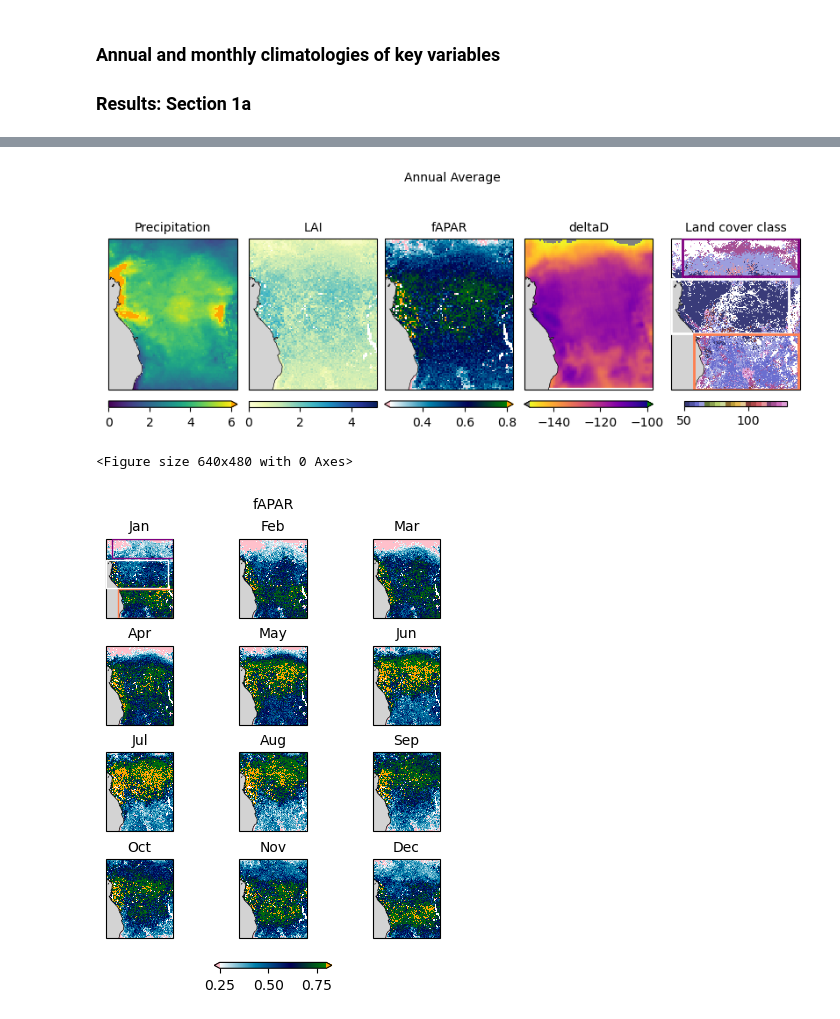
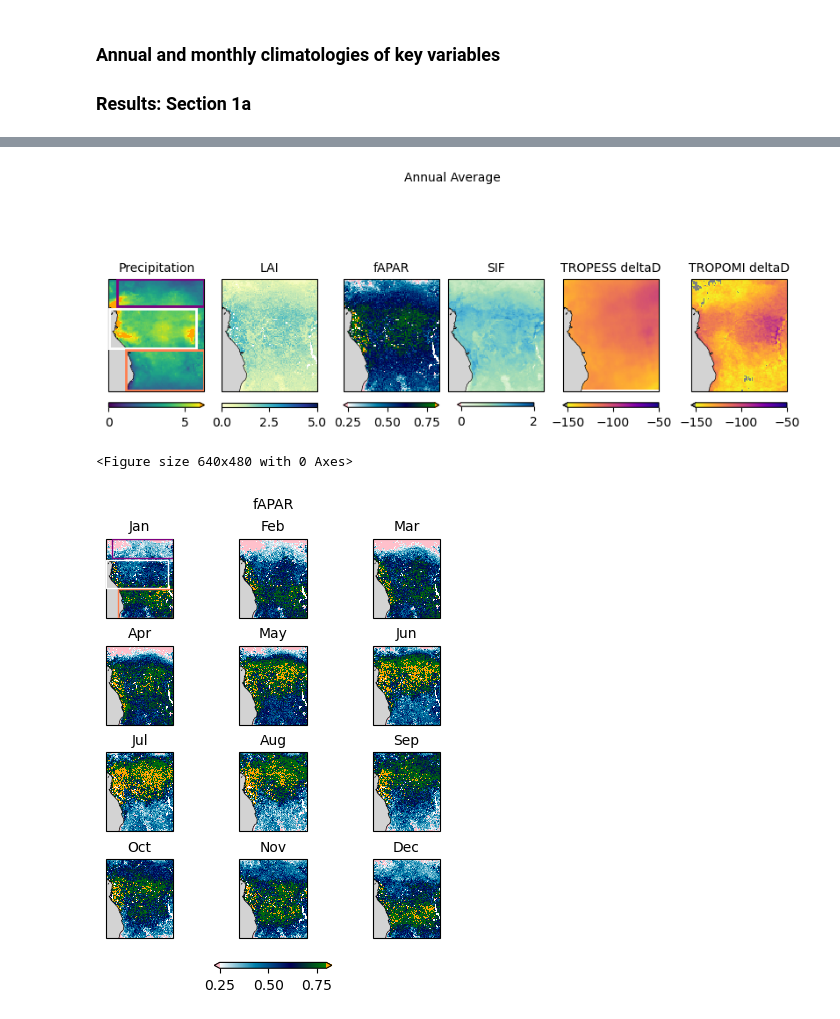
Before and after one commit to ellendyer/Isotopes_F4R, a Jupyter notebook: code_veg/map_clims.ipynb, the cells around one changed output, grey strips where cells are left out. Saved outputs shown, nothing was run; the diff lists cells and outputs as text; code cells hidden in the pictures.

```diff
--- a/code_veg/map_clims.ipynb
+++ b/code_veg/map_clims.ipynb
@@ -32,6 +38,9 @@ dataclass = "/Volumes/New_5TB/ESA_F4R/landcover_classification/"
 fapar = xr.open_mfdataset(dataf+'fapar_*_reg_regrid.nc')
 precip = xr.open_mfdataset(datac+'chirps_10day_reg_regrid.nc')
 lai = xr.open_mfdataset(datal+'lai_*_reg_regrid.nc')
-tropess = xr.open_mfdataset('/Users/ellendyer/Documents/GitHub/F4R_data/tropess_gridded_caf_low.nc')
+sif = xr.open_mfdataset(datac+'sif_10day_reg_regrid.nc')
+hdo = xr.open_mfdataset(datac+'hdo_10day_reg_regrid.nc')
+#hdo = hdo.where(hdo['deltaD']<60,np.nan)
+tropess = xr.open_mfdataset('/Users/ellendyer/Documents/GitHub/F4R_data/tropess_gridded_caf_lowmid.nc')
 tropess = tropess.interp(lat=np.arange(tropess.coords["lat"].min().values,tropess.coords["lat"].max().values,0.25), lon=np.arange(tropess.coords["lon"].min().values,tropess.coords["lon"].max().values,0.25), method="linear")
 # %%
@@ -68,7 +117,7 @@ vclass_plot=vclass[-1,:,:]
 #plt.show()
 #plt.clf()
 # %%
-ncols=5
+ncols=6
 nrows=1
 h = nrows
 w = ncols
@@ -89,6 +138,9 @@ cst=precip['precip'].mean('time').plot.pcolormesh(ax=axs[0],
                     rasterized=True,
                     cbar_kwargs={"label": "","orientation":"horizontal"},
                     transform = ccrs.PlateCarree())
+axs[0].add_patch(plt.Rectangle((10, 5.2), 20.7, 6.7, ls="-", lw=2, ec="purple", fc="none",zorder=3))
+axs[0].add_patch(plt.Rectangle((8, -4.9), 21, 9.6, ls="-", lw=2, ec="white", fc="none",zorder=3))
+axs[0].add_patch(plt.Rectangle((12, -15), 18.7, 9.8, ls="-", lw=2, ec="coral", fc="none",zorder=3))
 axs[0].set_title('Precipitation',fontsize=10)
 axs[0].set_ylabel('EQ')
 axs[0].coastlines()
@@ -108,54 +160,81 @@ axs[1].coastlines()
 axs[1].add_feature(cartopy.feature.OCEAN,zorder=2,facecolor='lightgrey')
 
 cmap=plt.cm.ocean_r
 cmap.set_extremes(over='orange')
 cmap.set_extremes(under='pink')
 cst=fapar['fAPAR'].mean('time').plot.pcolormesh(ax=axs[2],
                     vmin=0.25, vmax=0.8,
                     cmap=cmap,
                     rasterized=True,
                     cbar_kwargs={"label": "","orientation":"horizontal"},
                     transform = ccrs.PlateCarree())
 axs[2].set_title('fAPAR',fontsize=10)
 axs[2].coastlines()
 axs[2].add_feature(cartopy.feature.OCEAN,zorder=2,facecolor='lightgrey')
 
+cmap=plt.cm.GnBu
+cmap.set_extremes(over='orange')
+cmap.set_extremes(under='pink')
+cst=sif['SIF'].mean('time').plot.pcolormesh(ax=axs[3],
+                    cmap=cmap,
+                    vmin=0, vmax=2,
+                    rasterized=True,
+                    cbar_kwargs={"label": "","orientation":"horizontal","shrink":0.8},
+                    transform = ccrs.PlateCarree())
+axs[3].set_title('SIF',fontsize=10)
+axs[3].coastlines()
+axs[3].add_feature(cartopy.feature.OCEAN,zorder=2,facecolor='lightgrey')
+
 cmap=plt.cm.plasma_r
 cmap.set_extremes(over='green')
 cmap.set_extremes(under='grey')
-cst=tropess['deltaD'].mean('time').plot.pcolormesh(ax=axs[3],
-                    vmin=-150, vmax=-100.0,
+cst=tropess['deltaD'].mean('time').plot.pcolormesh(ax=axs[4],
+                    vmin=-150, vmax=-50.0,
                     cmap=cmap,
                     rasterized=True,
                     cbar_kwargs={"label": "","orientation":"horizontal"},
                     transform = ccrs.PlateCarree())
-axs[3].set_title('deltaD',fontsize=10)
-axs[3].coastlines()
-axs[3].add_feature(cartopy.feature.OCEAN,zorder=2,facecolor='lightgrey')
-
-cmap=plt.cm.tab20b
-cmap.set_extremes(over='orange')
-cmap.set_extremes(under='pink')
-cst=vclass_plot.plot.pcolormesh(ax=axs[4],
-                    cmap=cmap,
-                    #levels=[49.5,50.5,60.5,61.5,70,90,100,130,140],
-                    rasterized=True,
-                    cbar_kwargs={"label": "","orientation":"horizontal","shrink":0.8},
-                    transform = ccrs.PlateCarree())
-cst.colorbar.ax.set_yticklabels(cst.colorbar.ax.get_yticklabels(), rotation=45,ax=axs[4])
-axs[4].add_patch(plt.Rectangle((10, 5.2), 20.7, 6.7, ls="-", lw=2, ec="purple", fc="none",zorder=3))
-axs[4].add_patch(plt.Rectangle((8, -4.9), 21, 9.6, ls="-", lw=2, ec="white", fc="none",zorder=3))
-axs[4].add_patch(plt.Rectangle((12, -15), 18.7, 9.8, ls="-", lw=2, ec="coral", fc="none",zorder=3))
-axs[4].set_title('Land cover class',fontsize=10)
+axs[4].set_title('TROPESS deltaD',fontsize=10)
 axs[4].coastlines()
 axs[4].add_feature(cartopy.feature.OCEAN,zorder=2,facecolor='lightgrey')
+
+cmap=plt.cm.plasma_r
+cmap.set_extremes(over='green')
+cmap.set_extremes(under='grey')
+cst=hdo['deltaD'].mean('time').plot.pcolormesh(ax=axs[5],
+                    vmin=-150, vmax=-50.0,
+                    cmap=cmap,
+                    rasterized=True,
+                    cbar_kwargs={"label": "","orientation":"horizontal"},
+                    transform = ccrs.PlateCarree())
+axs[5].set_title('TROPOMI deltaD',fontsize=10)
+axs[5].coastlines()
+axs[5].add_feature(cartopy.feature.OCEAN,zorder=2,facecolor='lightgrey')
+
+#cmap=plt.cm.tab20b
+#cmap.set_extremes(over='orange')
+#cmap.set_extremes(under='pink')
+#cst=vclass_plot.plot.pcolormesh(ax=axs[5],
+#                    cmap=cmap,
+#                    levels=[45,55,65,75,85,95,105,125,135],
+#                    rasterized=True,
+#                    cbar_kwargs={"label": "","orientation":"horizontal","shrink":0.8,
+#                                 'ticks': [50, 60, 70, 80, 90,110,120, 130]},
+#                    transform = ccrs.PlateCarree())
+#cst.colorbar.ax.set_xticklabels(['BroadL EG','BroadL D','Needle EG','Needle D','Mixed Tree','Mosaic','Shrub','Grassland'], rotation=45)
+#axs[5].add_patch(plt.Rectangle((10, 5.2), 20.7, 6.7, ls="-", lw=2, ec="purple", fc="none",zorder=3))
+#axs[5].add_patch(plt.Rectangle((8, -4.9), 21, 9.6, ls="-", lw=2, ec="white", fc="none",zorder=3))
+#axs[5].add_patch(plt.Rectangle((12, -15), 18.7, 9.8, ls="-", lw=2, ec="coral", fc="none",zorder=3))
+#axs[5].set_title('Land cover class',fontsize=10)
+#axs[5].coastlines()
+#axs[5].add_feature(cartopy.feature.OCEAN,zorder=2,facecolor='lightgrey')
 
 plt.suptitle("Annual Average", fontsize=10)
 plt.savefig(datap+'annual_avg.png')
 plt.show()
 plt.clf()
 # %% [output]
-[figure, old version]
+[figure, new version]
 <Figure size 640x480 with 0 Axes>
 # %%
 ncols=3
```
Also changed, not shown: parts of 6 cells of this notebook, 53 other files.
